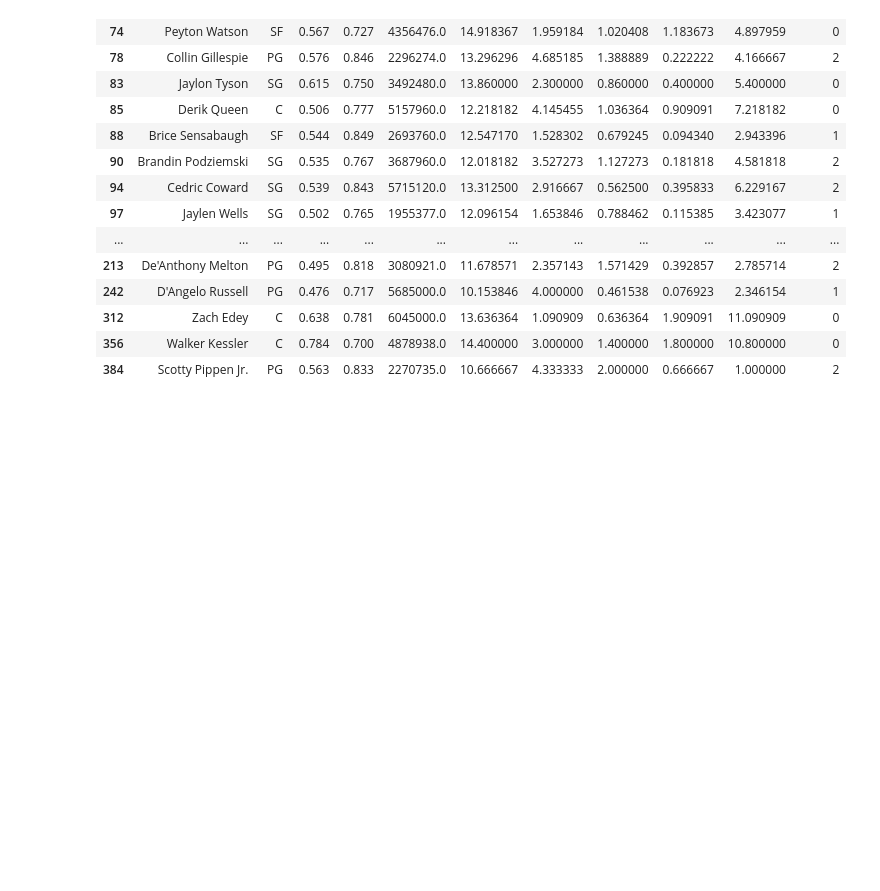
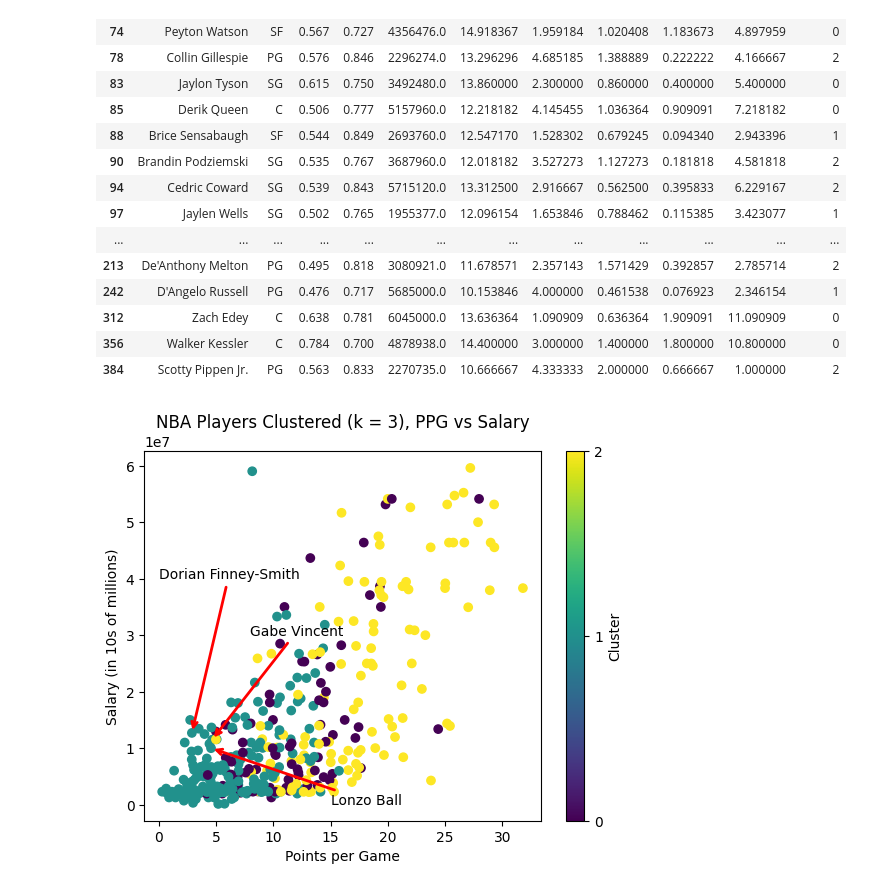
Before and after one commit to nhorton06/week_6, a Jupyter notebook: Lab-Clustering.ipynb, the cells around one changed output. Drawn from its saved outputs; the diff is of its cells as text; code cells hidden in the pictures; blank space fills up the shorter version.

Commit message:
Finish writeup and add basic visuals

```diff
--- a/Lab-Clustering.ipynb
+++ b/Lab-Clustering.ipynb
@@ -343,0 +348,25 @@ df[(df['PPG'] >= 10) & (df['PPG'] < 15) & (df['Salary'] <= 7500000)]
+# %%
+# Supporting visualizations for writeup to copy over to other notebook file
+
+# Not Good Players
+
+plt.scatter(df['PPG'], df['Salary'], c = df['cluster'])
+plt.colorbar(label = 'Cluster', ticks = [0, 1, 2])
+
+plt.annotate(text = 'Lonzo Ball', xy = (df.loc[df['Player'] == 'Lonzo Ball', 'PPG'].values[0], df.loc[df['Player'] == 'Lonzo Ball', 'Salary'].values[0]),
+             xytext = (15, 0),
+             arrowprops = dict(arrowstyle = '->', color = 'red', lw = 2))
+plt.annotate(text = 'Gabe Vincent', xy = (df.loc[df['Player'] == 'Gabe Vincent', 'PPG'].values[0], df.loc[df['Player'] == 'Gabe Vincent', 'Salary'].values[0]),
+             xytext = (8, 30000000),
+             arrowprops = dict(arrowstyle = '->', color = 'red', lw = 2))
+plt.annotate(text = 'Dorian Finney-Smith', xy = (df.loc[df['Player'] == 'Dorian Finney-Smith', 'PPG'].values[0], df.loc[df['Player'] == 'Dorian Finney-Smith', 'Salary'].values[0]),
+             xytext = (0, 40000000),
+             arrowprops = dict(arrowstyle = '->', color = 'red', lw = 2))
+
+
+plt.xlabel('Points per Game')
+plt.ylabel('Salary (in 10s of millions)')
+plt.title('NBA Players Clustered (k = 3), PPG vs Salary')
+plt.show()
+# %% [output]
+[figure, added]
```
Also changed, not shown: parts of 5 cells of this notebook, 1 other file.
